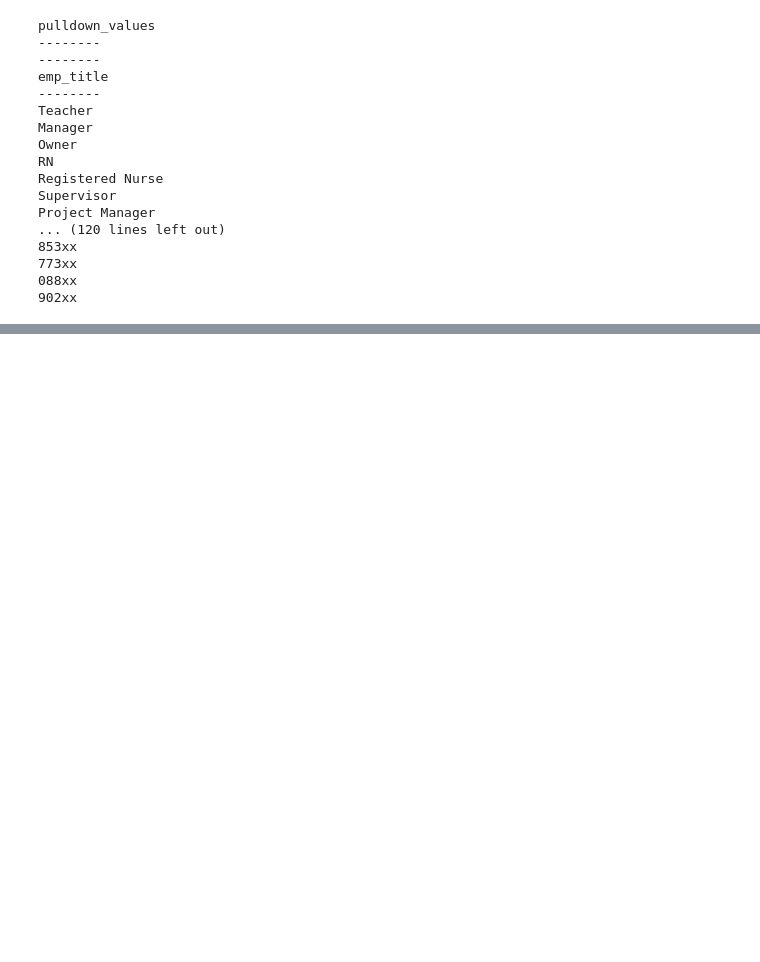
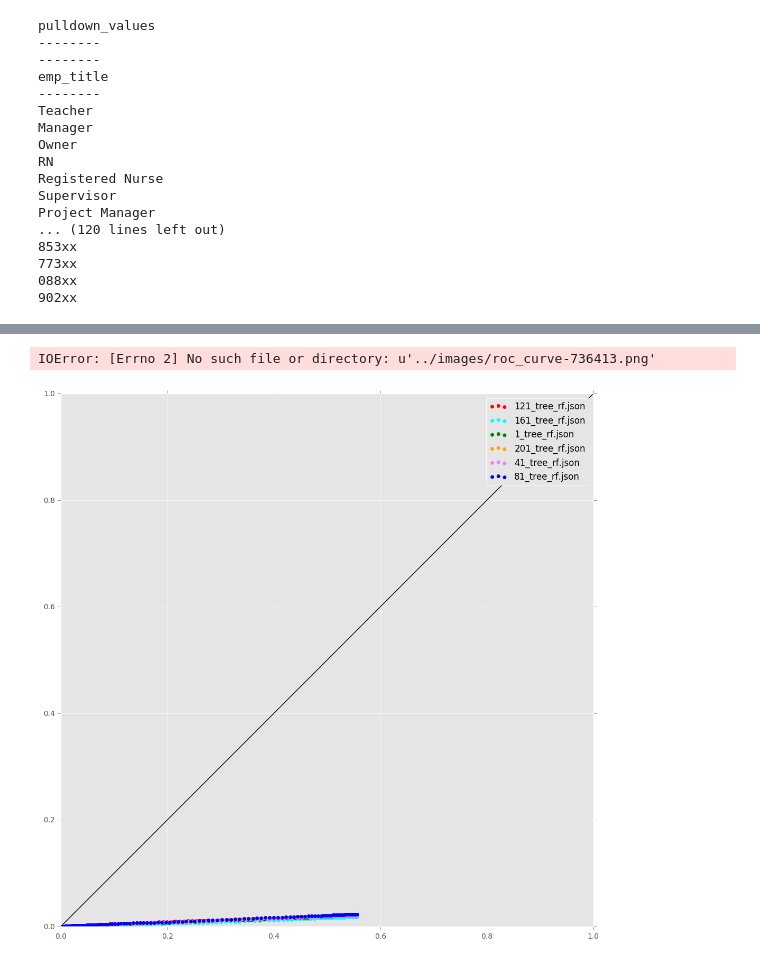
Before and after one commit to tdeason416/tmobile-hackathon, a Jupyter notebook: notebooks/loan_explorations.ipynb, the cells around one changed output, grey strips where cells are left out. Drawn from its saved outputs; the diff is of its cells as text; code cells hidden in the pictures; blank space fills up the shorter version.

```diff
--- a/notebooks/loan_explorations.ipynb
+++ b/notebooks/loan_explorations.ipynb
@@ -325,0 +332,5 @@ Project Manager
+# %%
+roc_curve_many('data/rf', save_file='images/rf_eval.png')
+# %% [output]
+IOError: [Errno 2] No such file or directory: u'../images/roc_curve-736413.png'
+[figure, added]
```
Also changed, not shown: parts of 6 cells of this notebook, 2 other files.
